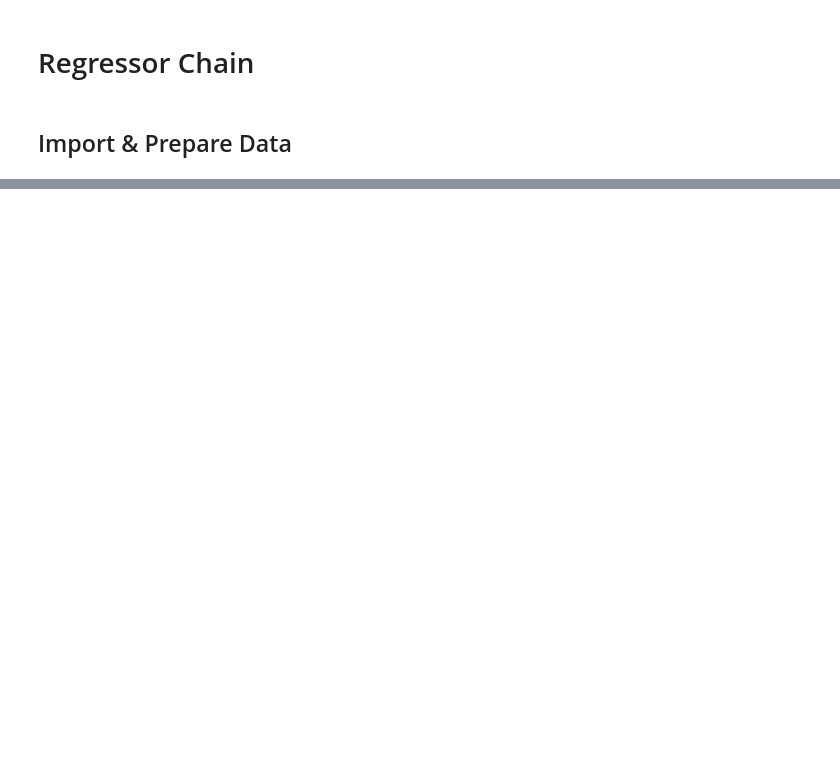
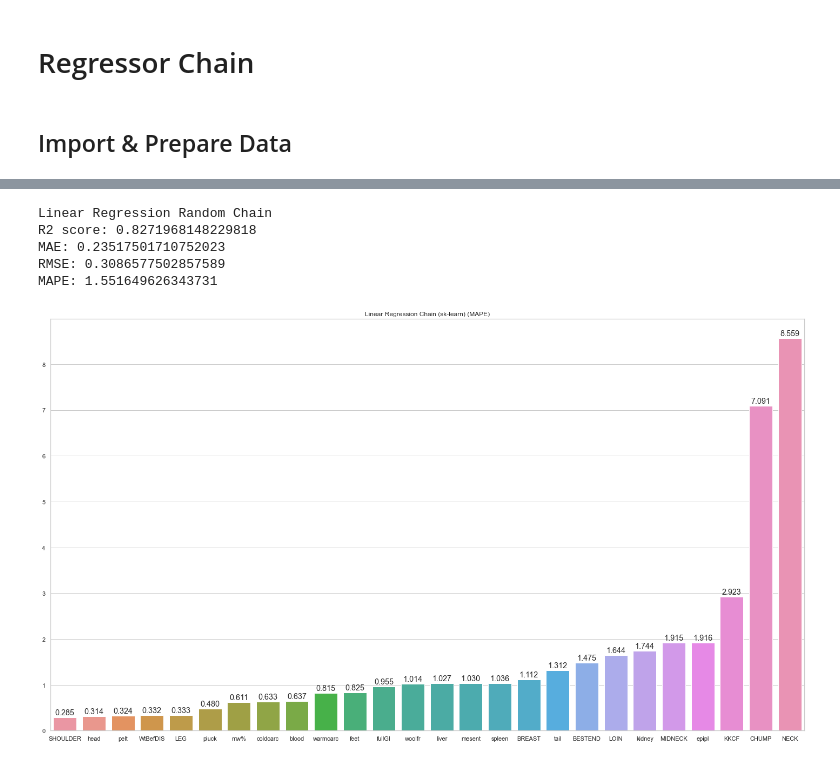
Before and after one commit to antonis-ant/thesis-code, a Jupyter notebook: notebooks/RegChain_notebook_2.ipynb, the cells around one changed output, grey strips where cells are left out. Saved outputs shown, nothing was run; the diff lists cells and outputs as text; code cells hidden in the pictures; blank space fills up the shorter version.

```diff
--- a/notebooks/RegChain_notebook_2.ipynb
+++ b/notebooks/RegChain_notebook_2.ipynb
@@ -24,8 +25,12 @@ sns.set_theme(style="whitegrid")
 # %%
 # Load dataset from csv
 data = pd.read_csv("..\\data\\dataset-merged.csv")
+
 # Drop unwanted columns
 data.drop(['sheepid'], axis=1, inplace=True)
 data.drop(['slaughgr'], axis=1, inplace=True)
+data.drop(['sex'], axis=1, inplace=True)
+data.drop(['breed'], axis=1, inplace=True)
+
 print(data.head())
 # %% [output]
@@ -41,7 +46,7 @@ scaler = StandardScaler()
 data_scaled = pd.DataFrame(scaler.fit_transform(data), columns=data.columns)
 
 # Split independent variables from target variables
-input_cols = ['breed', 'sex', 'slweight(g)']
+input_cols = ['slweight(g)']
 X = data_scaled[input_cols]
 y = data_scaled.drop(input_cols, axis=1)
 
@@ -54,0 +64,14 @@ y_test.reset_index(inplace=True, drop=True)
+# %%
+# Try scikit-learn chain regressor with linear regression base model & random chain order
+mod = RegressorChain(LinearRegression(), order='random')
+mod.fit(X_train, y_train)
+scores = mo_reg_scorer(mod, X_test, y_test)
+print_avg_scores(scores, 'Linear Regression Random Chain')
+scores_barplot(scores['rv_scores_mape'], y_test.columns, title='Linear Regression Chain (sk-learn) (MAPE)')
+# %% [output]
+Linear Regression Random Chain
+R2 score: 0.8271968148229818
+MAE: 0.23517501710752023
+RMSE: 0.3086577502857589
+MAPE: 1.551649626343731
+[figure, added]
```
Also changed, not shown: parts of 29 cells of this notebook, 3 other files.
